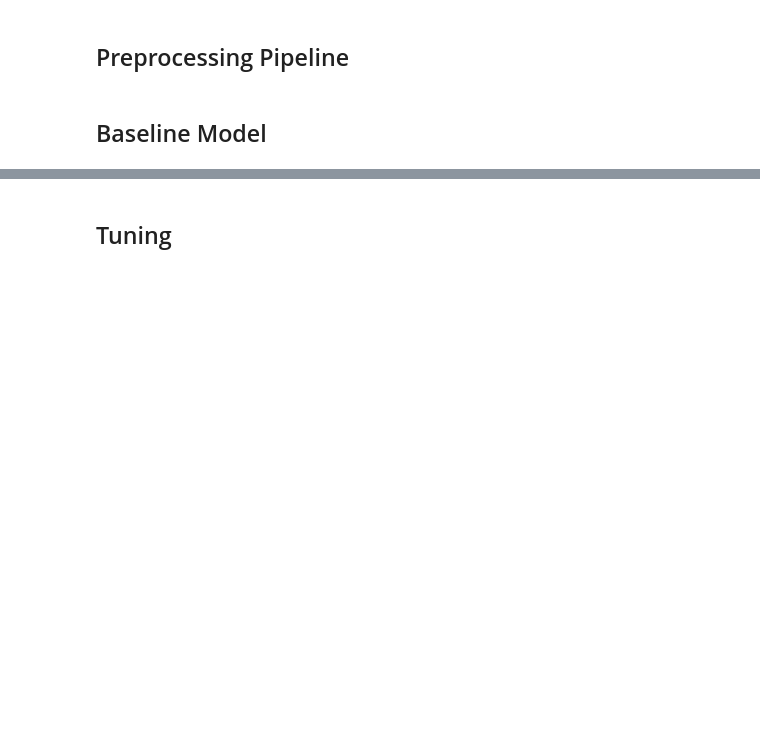
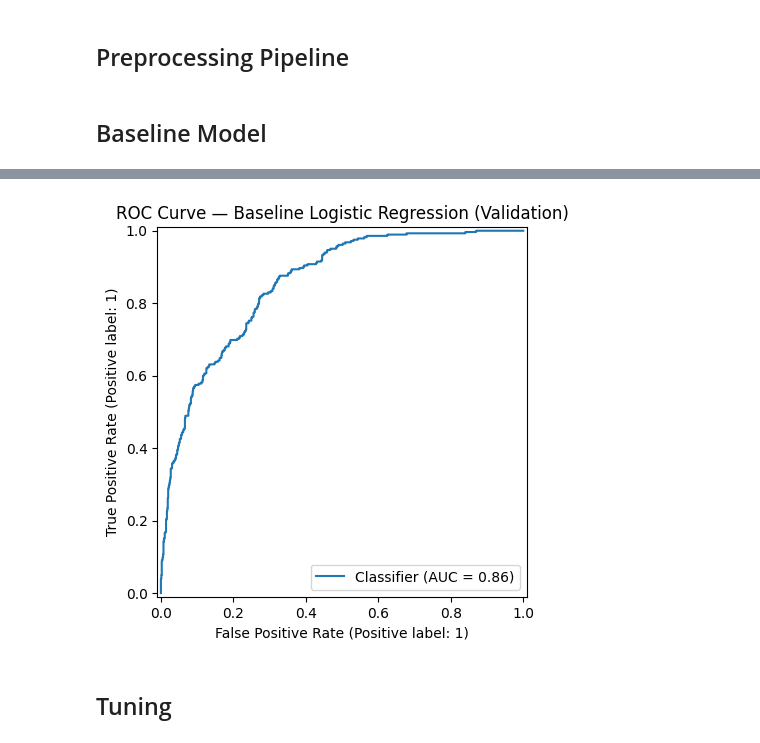
Before and after one commit to FerFilho23/Telecom-Churn-Prediction, a Jupyter notebook: notebooks/02_model_training.ipynb, the cells around one changed output, grey strips where cells are left out. Saved outputs shown, nothing was run; the diff lists cells and outputs as text; code cells hidden in the pictures; blank space fills up the shorter version.

```diff
--- a/notebooks/02_model_training.ipynb
+++ b/notebooks/02_model_training.ipynb
@@ -248,0 +288,13 @@ Categorical features: ['contract', 'online_security', 'tech_support', 'payment_m
+# %%
+baseline_classifier = LogisticRegression(
+    max_iter=10000,
+    class_weight="balanced",  # To account for class imbalance
+    random_state=RANDOM_STATE,
+)
+# %%
+baseline_pipeline = Pipeline(
+    steps=[
+        ("preprocessor", preprocessor),
+        ("classifier", baseline_classifier),
+    ]
+)
@@ -248,0 +303,2 @@ Categorical features: ['contract', 'online_security', 'tech_support', 'payment_m
+# %%
+baseline_pipeline.fit(X_train_fs, y_train)
@@ -248,0 +325,12 @@ Categorical features: ['contract', 'online_security', 'tech_support', 'payment_m
+# %%
+y_val_proba = baseline_pipeline.predict_proba(X_val_fs)[:, 1]
+y_val_pred = baseline_pipeline.predict(X_val_fs)
+
+print("Validation Accuracy:", accuracy_score(y_val, y_val_pred))
+print("Validation Precision:", precision_score(y_val, y_val_pred))
+print("Validation Recall:", recall_score(y_val, y_val_pred))
+print("Validation F1:", f1_score(y_val, y_val_pred))
+print("Validation ROC AUC:", roc_auc_score(y_val, y_val_proba))
+
+print("\nConfusion Matrix:\n", confusion_matrix(y_val, y_val_pred))
+print("\nClassification Report:\n", classification_report(y_val, y_val_pred))
@@ -249,3 +357,9 @@ Categorical features: ['contract', 'online_security', 'tech_support', 'payment_m
+# %%
+RocCurveDisplay.from_predictions(y_val, y_val_proba)
+plt.title("ROC Curve — Baseline Logistic Regression (Validation)")
+plt.show()
+# %% [output]
+[figure, added]
 # %% [markdown]
 ## Tuning
 # %% [markdown]
```
Also changed, not shown: parts of 7 cells of this notebook, 4 other files.
